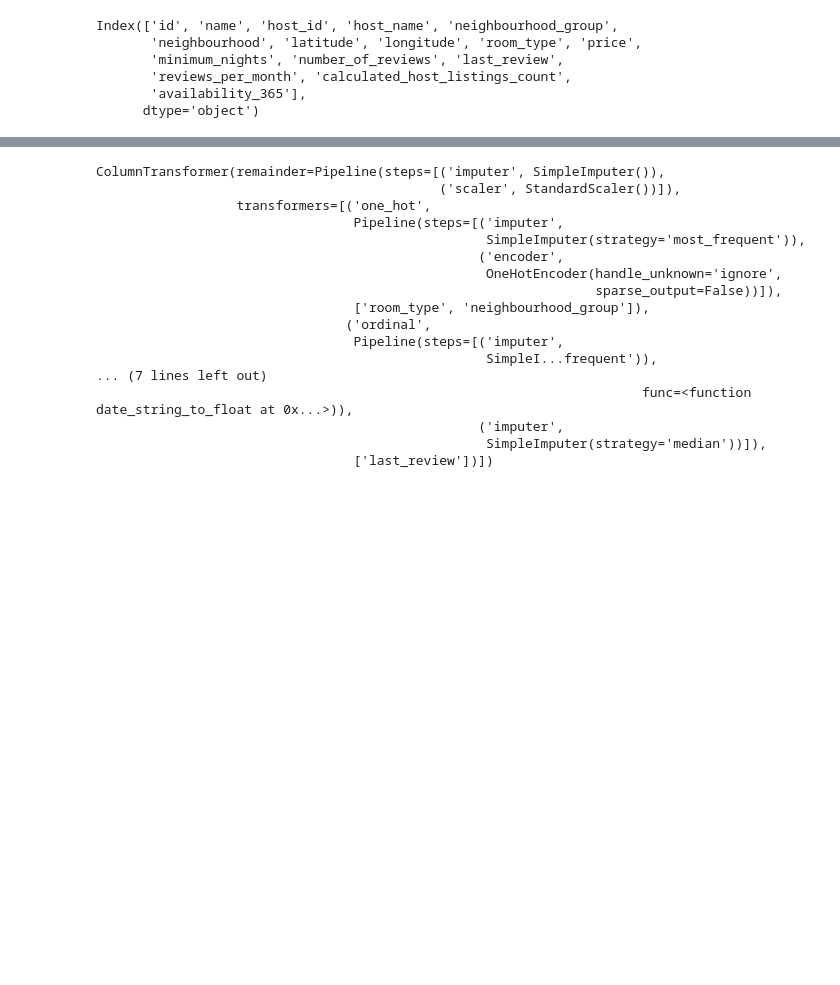
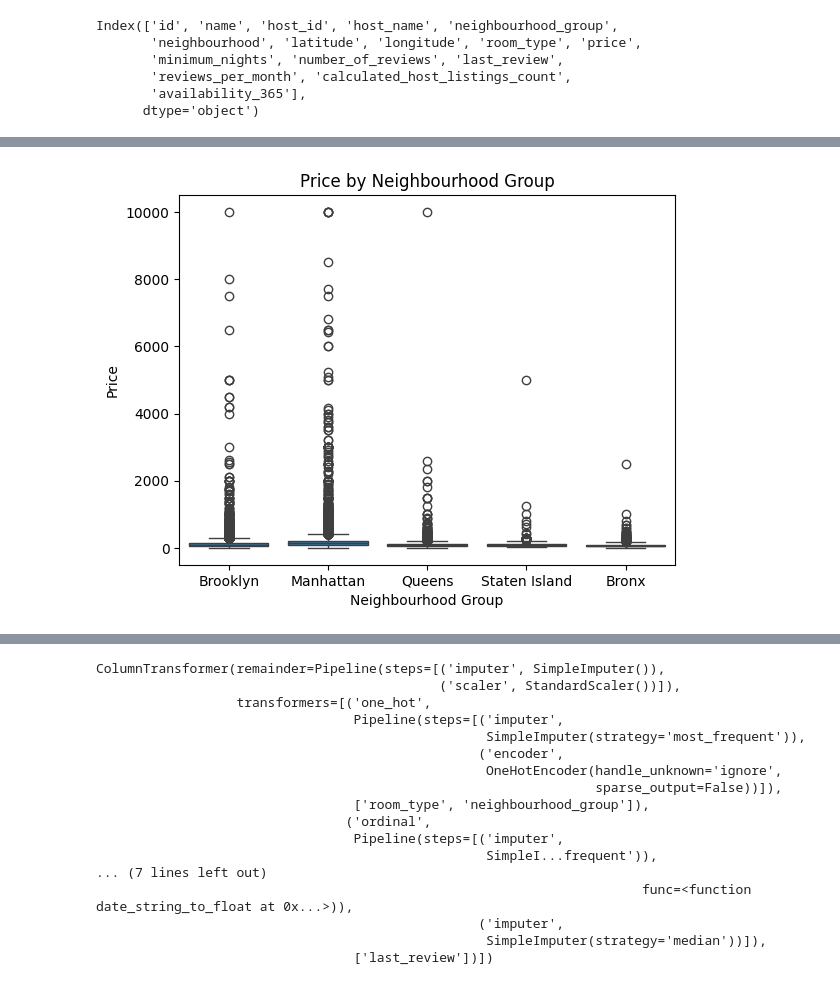
Before and after one commit to Harshithvivek/data-science-learning, a Jupyter notebook: NYC_airbnb.ipynb, the cells around one changed output, grey strips where cells are left out. Cells and saved outputs as stored; diff of their text form; code cells hidden in the pictures; blank space fills up the shorter version.

```diff
--- a/NYC_airbnb.ipynb
+++ b/NYC_airbnb.ipynb
@@ -112,0 +107,13 @@ plt.show()
+# %%
+sns.boxplot(
+    data=df,
+    x="neighbourhood_group",
+    y="price"
+)
+
+plt.title("Price by Neighbourhood Group")
+plt.xlabel("Neighbourhood Group")
+plt.ylabel("Price")
+plt.show()
+# %% [output]
+[figure, added]
```
Also changed, not shown: parts of 8 cells of this notebook.
